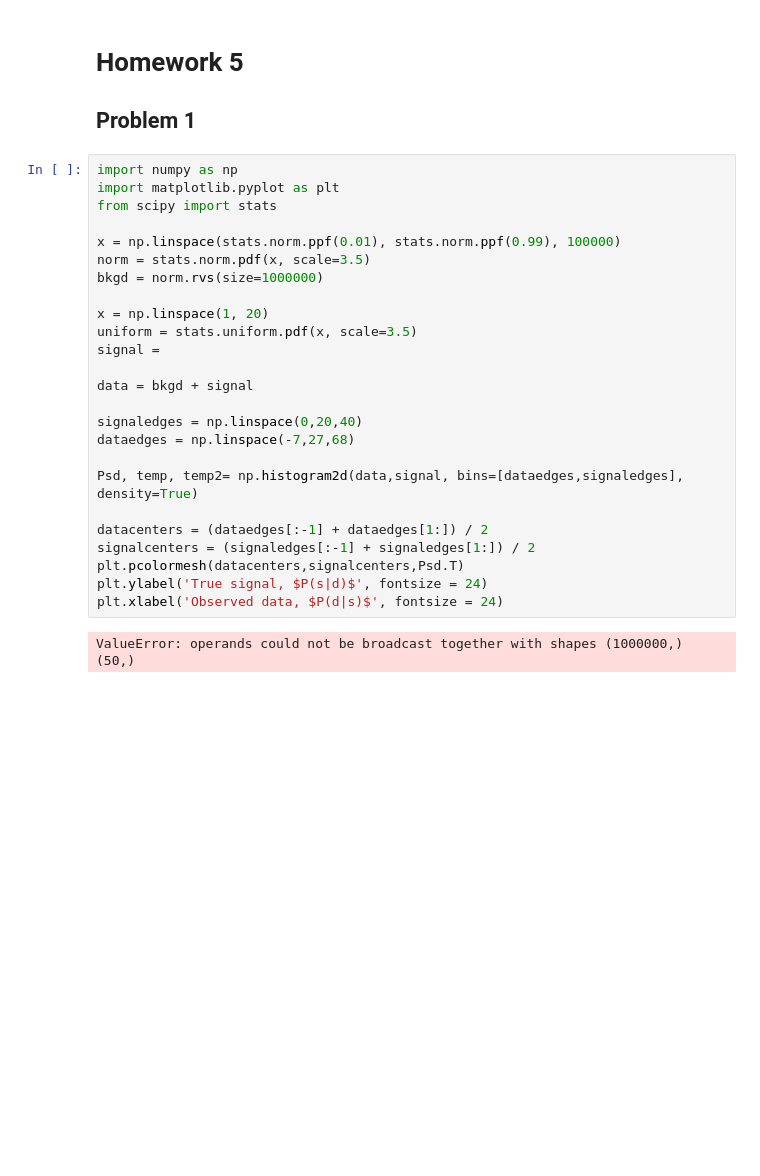
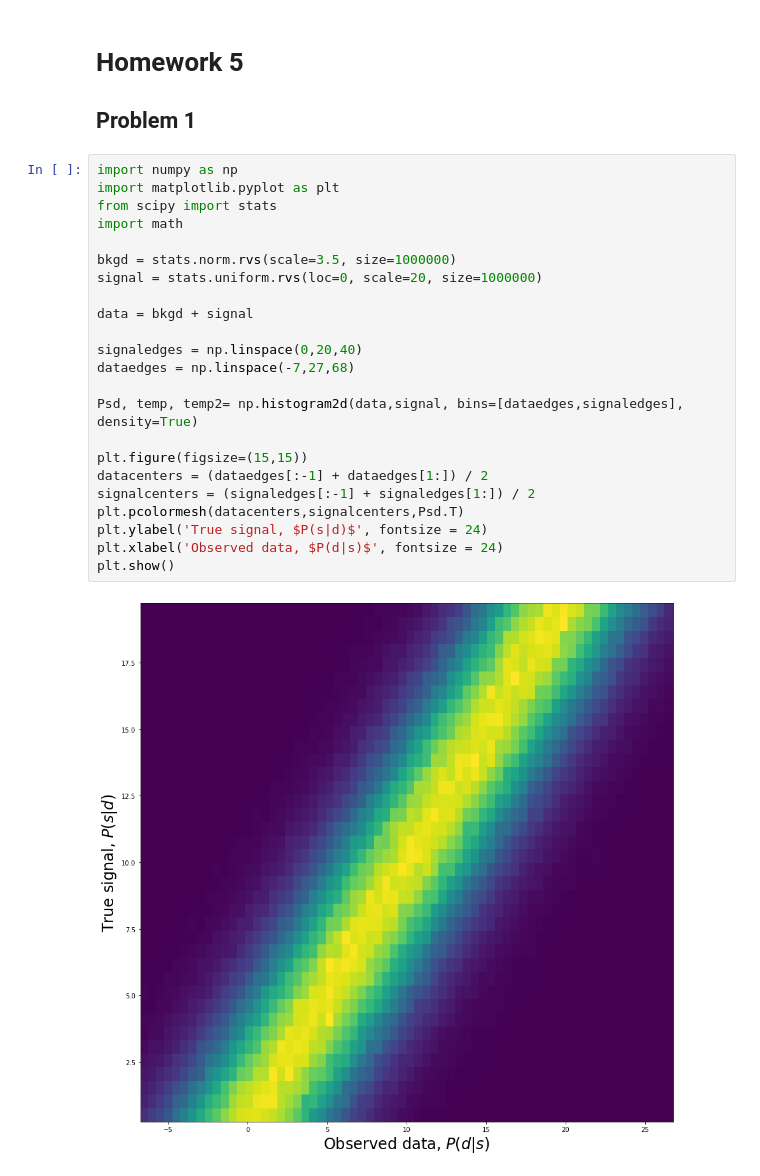
Before and after one commit to JeffreyGao117/Statistics-Higgs-Search, a Jupyter notebook: hw5.ipynb, the cells around one changed output. Drawn from its saved outputs; the diff is of its cells as text; blank space fills up the shorter version.

```diff
--- a/hw5.ipynb
+++ b/hw5.ipynb
@@ -4,27 +4,25 @@
 # %%
 import numpy as np
 import matplotlib.pyplot as plt
 from scipy import stats
+import math
 
-x = np.linspace(stats.norm.ppf(0.01), stats.norm.ppf(0.99), 100000)
-norm = stats.norm.pdf(x, scale=3.5)
-bkgd = norm.rvs(size=1000000)
-
-x = np.linspace(1, 20)
-uniform = stats.uniform.pdf(x, scale=3.5)
-signal =
+bkgd = stats.norm.rvs(scale=3.5, size=1000000)
+signal = stats.uniform.rvs(loc=0, scale=20, size=1000000)
 
 data = bkgd + signal
 
 signaledges = np.linspace(0,20,40)
 dataedges = np.linspace(-7,27,68)
 
 Psd, temp, temp2= np.histogram2d(data,signal, bins=[dataedges,signaledges], density=True)
 
+plt.figure(figsize=(15,15))
 datacenters = (dataedges[:-1] + dataedges[1:]) / 2
 signalcenters = (signaledges[:-1] + signaledges[1:]) / 2
 plt.pcolormesh(datacenters,signalcenters,Psd.T)
 plt.ylabel('True signal, $P(s|d)$', fontsize = 24)
 plt.xlabel('Observed data, $P(d|s)$', fontsize = 24)
+plt.show()
 # %% [output]
-ValueError: operands could not be broadcast together with shapes (1000000,) (50,)
+[figure, added]
```
Also changed, not shown: parts of 9 cells of this notebook.
